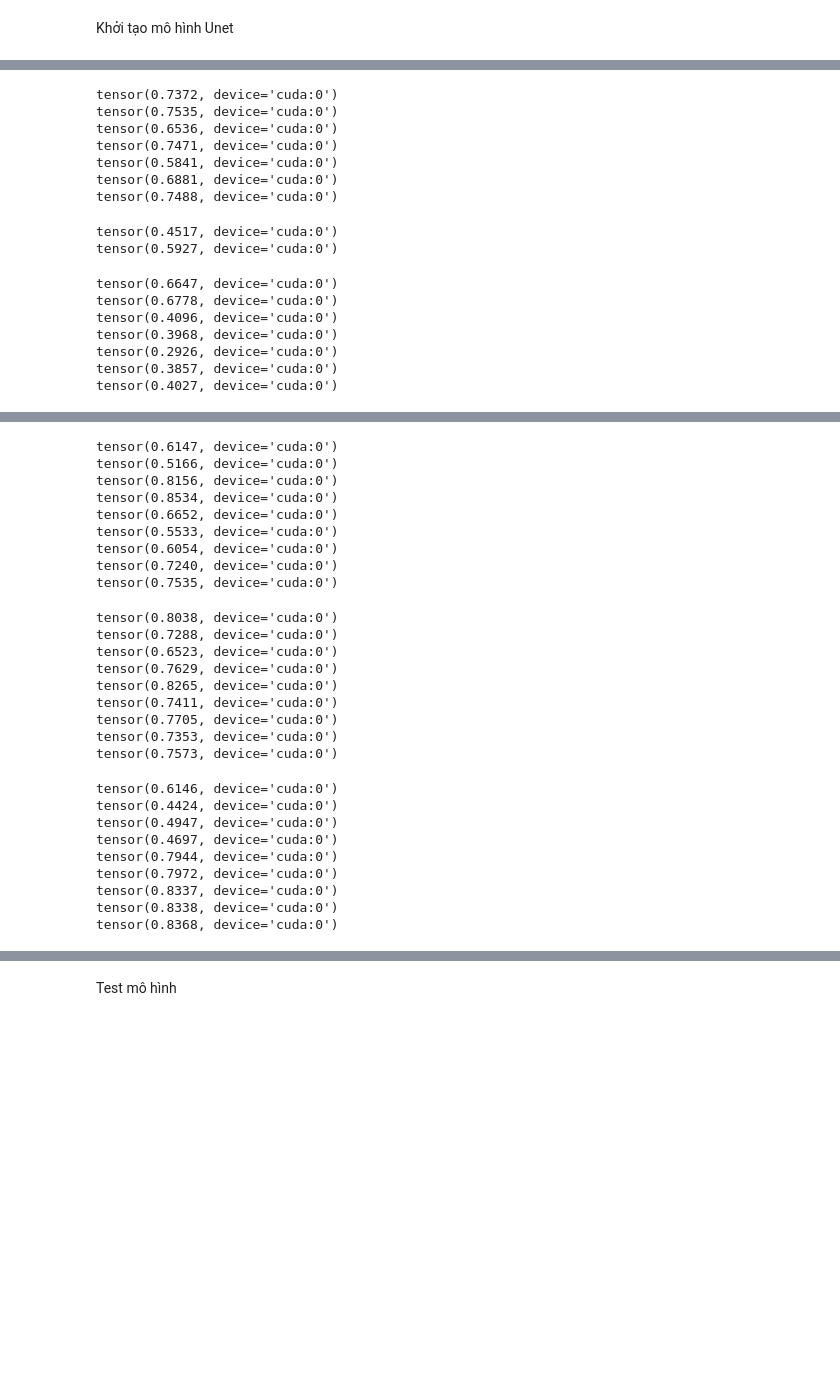
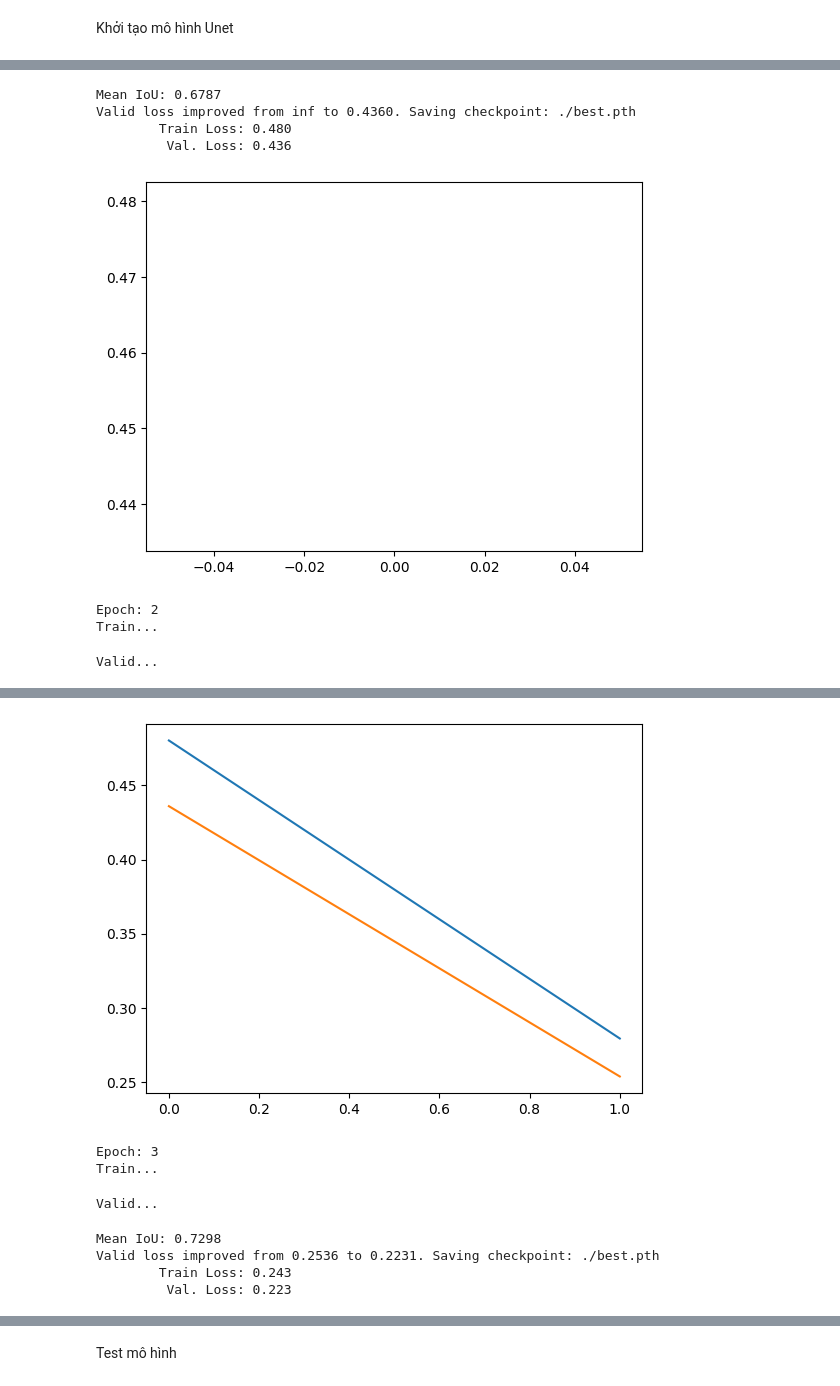
Before and after one commit to CongTyy/UTE_Self_Driving_Car, a Jupyter notebook: train_UNET.ipynb, the cells around one changed output, grey strips where cells are left out. Saved outputs shown, nothing was run; the diff lists cells and outputs as text; code cells hidden in the pictures; blank space fills up the shorter version.

```diff
--- a/train_UNET.ipynb
+++ b/train_UNET.ipynb
@@ -291,14 +291,11 @@ if __name__ == "__main__":
 
     seeding(1234)
     """ Load dataset """
-    # train_x = sorted(glob("đường dẫn tới thư mục ảnh tập train/*")) # Lưu ý: Có dấu * phía cuối
-    # train_y = sorted(glob("đường dẫn tới thư mục label tập train/*"))
-    # valid_x = sorted(glob("đường dẫn tới thư mục ảnh train của tập test/*"))
-    # valid_y = sorted(glob("đường dẫn tới thư mục label của tập test/*"))
-    train_x = sorted(glob("dataset_full/dataset_full/train/*"))[:500] # Lưu ý: Có dấu * phía cuối
-    train_y = sorted(glob("dataset_full/dataset_full/trainanot_full/*"))[:500]
-    valid_x = sorted(glob("dataset_full/dataset_full/val/*"))[:200]
-    valid_y = sorted(glob("dataset_full/dataset_full/valanot_full/*"))[:200]
+    train_x = sorted(glob("đường dẫn tới thư mục ảnh tập train/*")) # Lưu ý: Có dấu * phía cuối
+    train_y = sorted(glob("đường dẫn tới thư mục label tập train/*"))
+    valid_x = sorted(glob("đường dẫn tới thư mục ảnh train của tập test/*"))
+    valid_y = sorted(glob("đường dẫn tới thư mục label của tập test/*"))
+
 
     data_str = f"Dataset Size:\nTrain: {len(train_x)} - Valid: {len(valid_x)}\n"
     print(data_str)
@@ -373,19 +370,11 @@ Train: 500 - Valid: 200
 Epoch: 1
 Train...
 Valid...
-tensor(0.7372, device='cuda:0')
-tensor(0.7535, device='cuda:0')
-tensor(0.6536, device='cuda:0')
-tensor(0.7471, device='cuda:0')
-tensor(0.5841, device='cuda:0')
-tensor(0.6881, device='cuda:0')
-tensor(0.7488, device='cuda:0')
+Mean IoU: 0.6787
+Valid loss improved from inf to 0.4360. Saving checkpoint: ./best.pth
+        Train Loss: 0.480
+         Val. Loss: 0.436
+[figure]
-tensor(0.4517, device='cuda:0')
-tensor(0.5927, device='cuda:0')
+Epoch: 2
+Train...
-tensor(0.6647, device='cuda:0')
-tensor(0.6778, device='cuda:0')
-tensor(0.4096, device='cuda:0')
-tensor(0.3968, device='cuda:0')
-tensor(0.2926, device='cuda:0')
-tensor(0.3857, device='cuda:0')
-tensor(0.4027, device='cuda:0')
+Valid...
@@ -394,27 +385,8 @@ tensor(0.7169, device='cuda:0')
+[figure, added]
-tensor(0.6147, device='cuda:0')
-tensor(0.5166, device='cuda:0')
-tensor(0.8156, device='cuda:0')
-tensor(0.8534, device='cuda:0')
-tensor(0.6652, device='cuda:0')
-tensor(0.5533, device='cuda:0')
-tensor(0.6054, device='cuda:0')
-tensor(0.7240, device='cuda:0')
-tensor(0.7535, device='cuda:0')
+Epoch: 3
+Train...
-tensor(0.8038, device='cuda:0')
-tensor(0.7288, device='cuda:0')
-tensor(0.6523, device='cuda:0')
-tensor(0.7629, device='cuda:0')
-tensor(0.8265, device='cuda:0')
-tensor(0.7411, device='cuda:0')
-tensor(0.7705, device='cuda:0')
-tensor(0.7353, device='cuda:0')
-tensor(0.7573, device='cuda:0')
+Valid...
-tensor(0.6146, device='cuda:0')
-tensor(0.4424, device='cuda:0')
-tensor(0.4947, device='cuda:0')
-tensor(0.4697, device='cuda:0')
-tensor(0.7944, device='cuda:0')
-tensor(0.7972, device='cuda:0')
-tensor(0.8337, device='cuda:0')
-tensor(0.8338, device='cuda:0')
-tensor(0.8368, device='cuda:0')
+Mean IoU: 0.7298
+Valid loss improved from 0.2536 to 0.2231. Saving checkpoint: ./best.pth
+        Train Loss: 0.243
+         Val. Loss: 0.223
```
Also changed, not shown: parts of 2 cells of this notebook, 1 other file.
